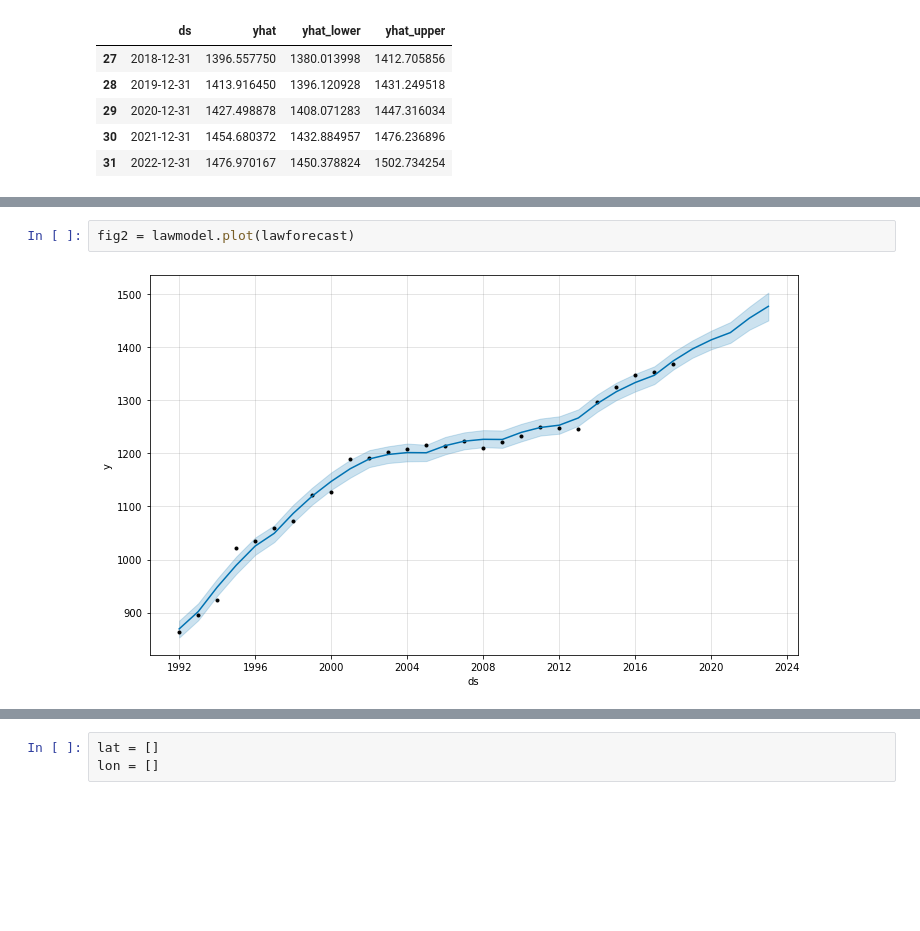
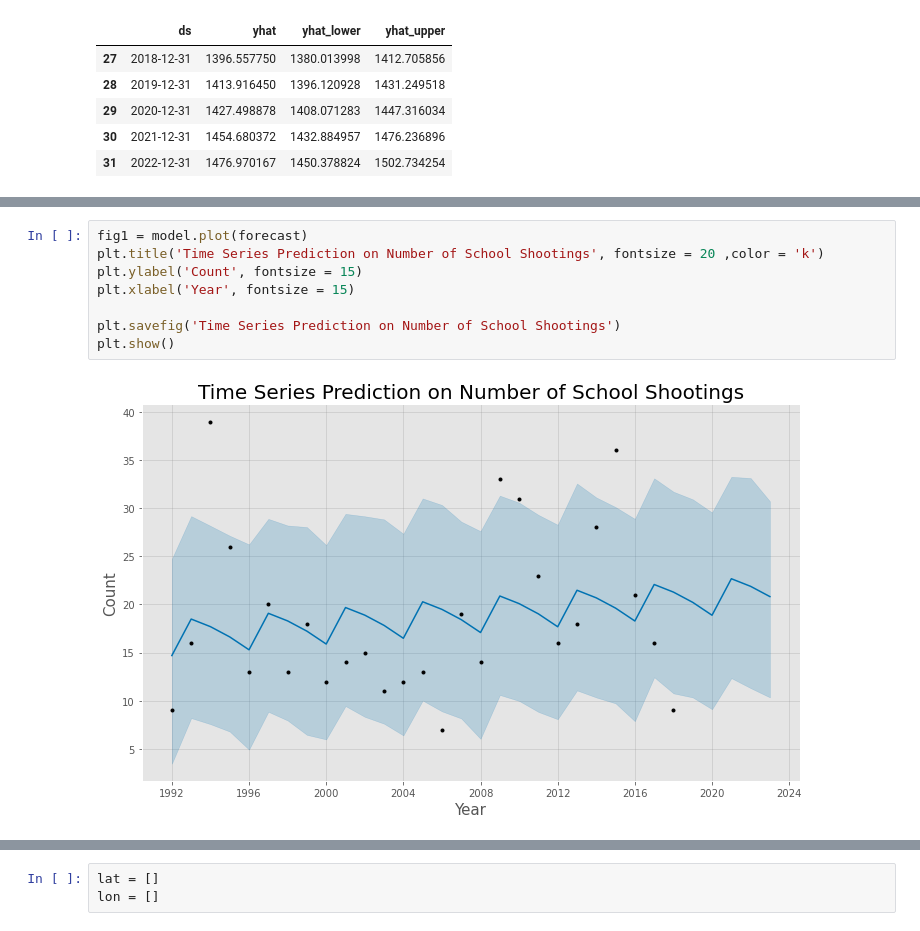
Before and after one commit to laurmarshall/School_Shootings_Analysis, a Jupyter notebook: EDA.ipynb, the cells around one changed output, grey strips where cells are left out. Drawn from its saved outputs; the diff is of its cells as text; blank space fills up the shorter version.

```diff
--- a/EDA.ipynb
+++ b/EDA.ipynb
@@ -822,4 +818,10 @@ fig1 = model.plot(forecast)
-# %%
-fig2 = lawmodel.plot(lawforecast)
-# %% [output]
-[figure, removed]
+# %%
+fig1 = model.plot(forecast)
+plt.title('Time Series Prediction on Number of School Shootings', fontsize = 20 ,color = 'k')
+plt.ylabel('Count', fontsize = 15)
+plt.xlabel('Year', fontsize = 15)
+
+plt.savefig('Time Series Prediction on Number of School Shootings')
+plt.show()
+# %% [output]
+[figure, added]
```
Also changed, not shown: parts of 12 cells of this notebook, 5 other files.
